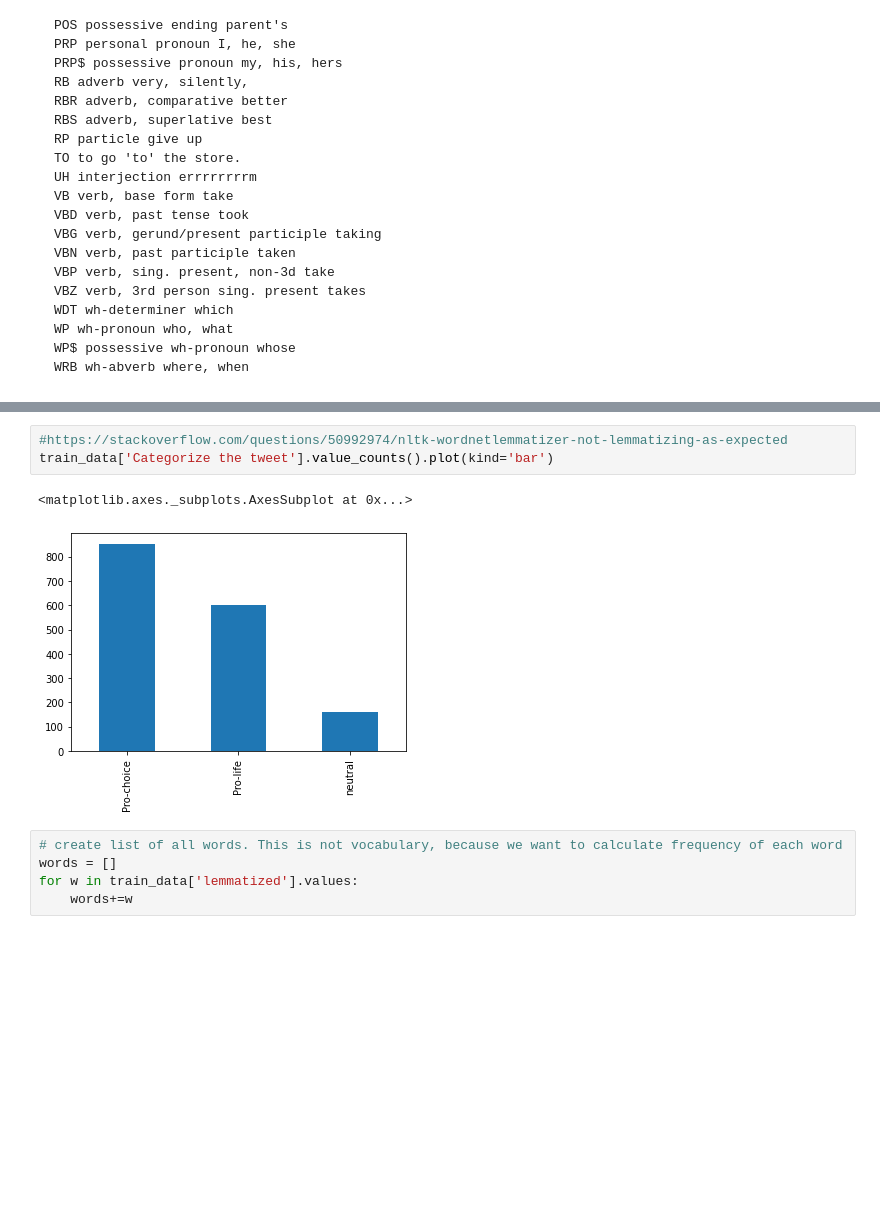
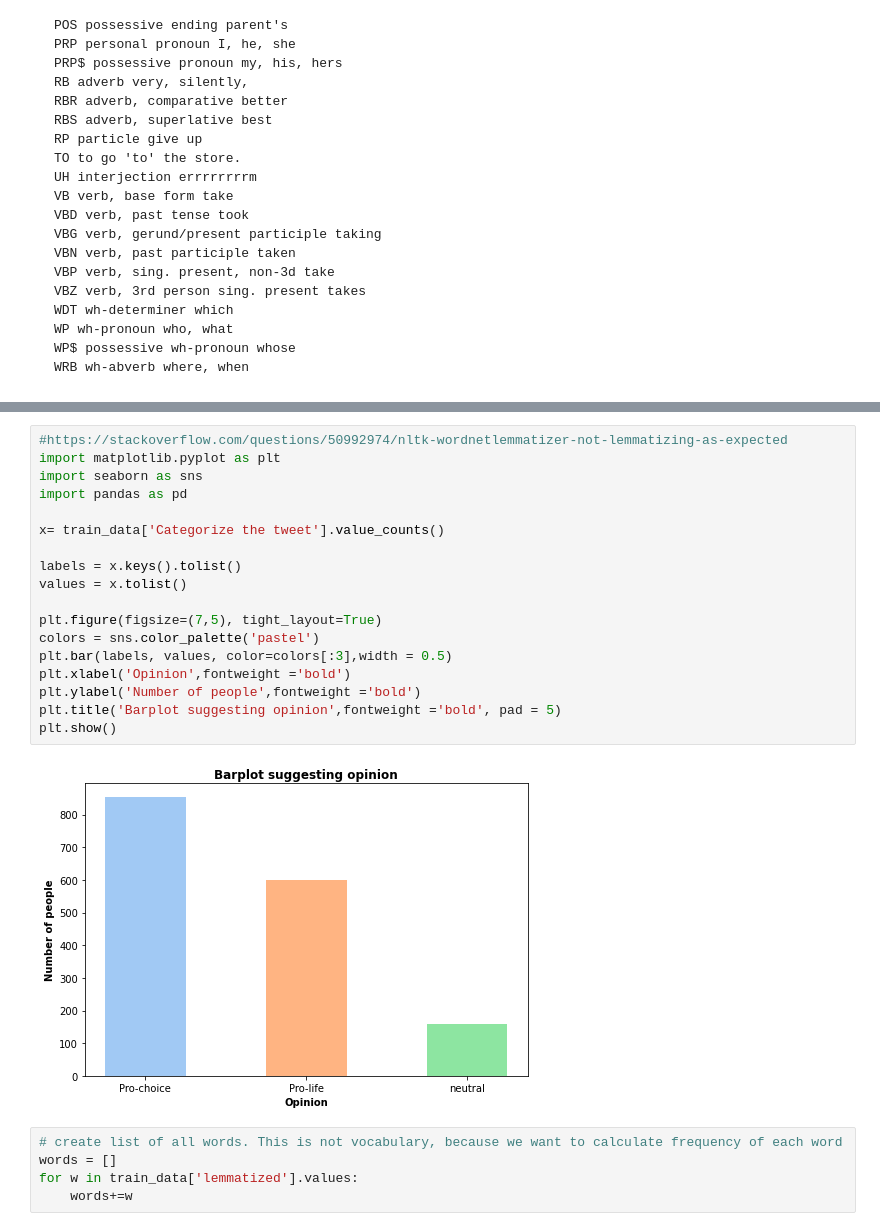
Before and after one commit to ushifali/Twiter_Analysis_Abortion_Law_US, a Jupyter notebook: EDA of Abortion Tweets.ipynb, the cells around one changed output, grey strips where cells are left out. Cells and saved outputs as stored; diff of their text form; blank space fills up the shorter version.

```diff
--- a/EDA of Abortion Tweets.ipynb
+++ b/EDA of Abortion Tweets.ipynb
@@ -392,11 +417,25 @@ train_data.head()
 | 3 | If a woman wants an abortion, she... | seputa_ | bitches get shit// she/her im 18 ... | Pro-choice | woman wants abortion right argume... | [woman, wants, abortion, right, a... | [(woman, NN), (wants, VBZ), (abor... | [(woman, n), (wants, v), (abortio... | ... |
 | 4 | Alternative proposal: cover trave... | mellissameisels | Political Science PhD @Vanderbilt... | Pro-life | alternative proposal cover travel... | [alternative, proposal, cover, tr... | [(alternative, JJ), (proposal, NN... | [(alternative, a), (proposal, n),... | ... |
-# %%
-#https://stackoverflow.com/questions/50992974/nltk-wordnetlemmatizer-not-lemmatizing-as-expected
-train_data['Categorize the tweet'].value_counts().plot(kind='bar')
-# %% [output]
-<matplotlib.axes._subplots.AxesSubplot at 0x...>
-[figure, removed]
+# %%
+#https://stackoverflow.com/questions/50992974/nltk-wordnetlemmatizer-not-lemmatizing-as-expected
+import matplotlib.pyplot as plt
+import seaborn as sns
+import pandas as pd
+
+x= train_data['Categorize the tweet'].value_counts()
+
+labels = x.keys().tolist()
+values = x.tolist()
+
+plt.figure(figsize=(7,5), tight_layout=True)
+colors = sns.color_palette('pastel')
+plt.bar(labels, values, color=colors[:3],width = 0.5)
+plt.xlabel('Opinion',fontweight ='bold')
+plt.ylabel('Number of people',fontweight ='bold')
+plt.title('Barplot suggesting opinion',fontweight ='bold', pad = 5)
+plt.show()
+# %% [output]
+[figure, added]
 # %%
 # create list of all words. This is not vocabulary, because we want to calculate frequency of each word
 words = []
```
Also changed, not shown: parts of 14 cells of this notebook.
